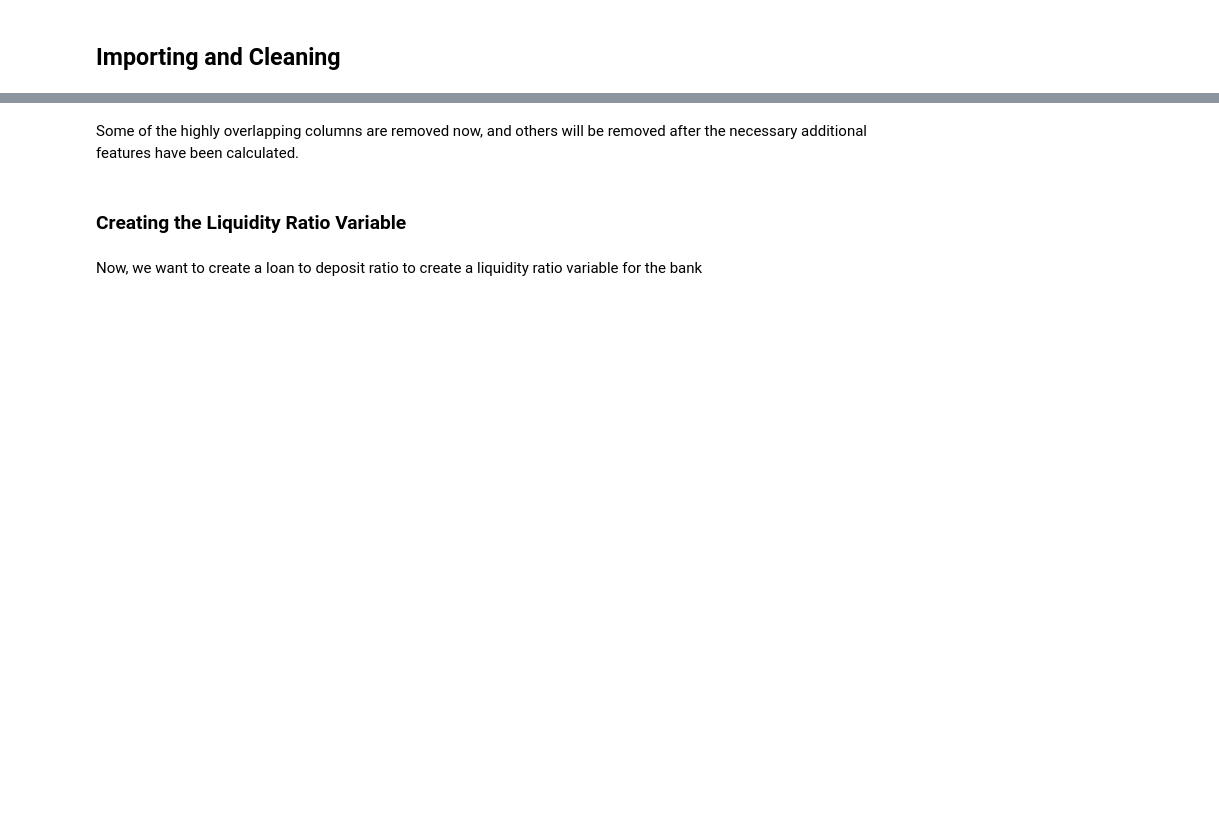
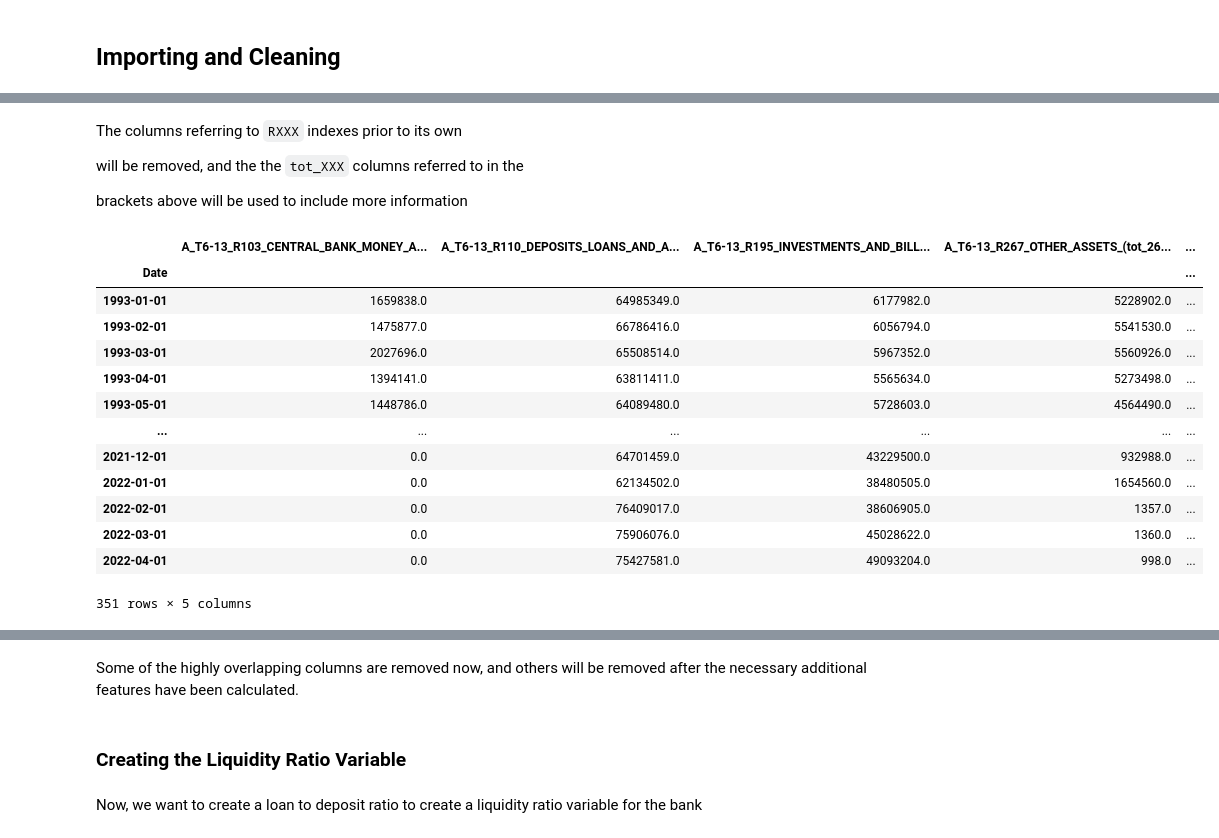
Before and after one commit to Jacques-rs/DS_PROJ, a Jupyter notebook: DS_PROJ_py.ipynb, the cells around one changed output, grey strips where cells are left out. Drawn from its saved outputs; the diff is of its cells as text; code cells hidden in the pictures; blank space fills up the shorter version.

```diff
--- a/DS_PROJ_py.ipynb
+++ b/DS_PROJ_py.ipynb
@@ -130,0 +481,16 @@ absa.head(1)
+# %%
+def liabilities(df):
+    df = df.iloc[:,df.columns.str.startswith(("L_"))]
+    return(df)
+
+def equity(df):
+    df = df.iloc[:,df.columns.str.startswith(("E_"))]
+    return(df)
+
+def assets(df):
+    df = df.iloc[:,df.columns.str.startswith(("A_"))]
+    return(df)
+# %%
+absa_l = liabilities(absa)
+absa_e = equity(absa)
+absa_a = assets(absa)
@@ -130,0 +528,23 @@ absa.head(1)
+# %% [markdown]
+The columns referring to `RXXX` indexes prior to its own
+
+will be removed, and the the `tot_XXX` columns referred to in the
+
+brackets above will be used to include more information
+# %%
+absa_a.iloc[:,absa_a.columns.str.contains("A_T6-13_R[0-9]{3}_[A-Z]{3,}_.*")]
+# %% [output]
+|  | A_T6-13_R103_CENTRAL_BANK_MONEY_A... | A_T6-13_R110_DEPOSITS_LOANS_AND_A... | A_T6-13_R195_INVESTMENTS_AND_BILL... | A_T6-13_R267_OTHER_ASSETS_(tot_26... | ... |
+| Date |  |  |  |  | ... |
+| 1993-01-01 | 1659838.0 | 64985349.0 | 6177982.0 | 5228902.0 | ... |
+| 1993-02-01 | 1475877.0 | 66786416.0 | 6056794.0 | 5541530.0 | ... |
+| 1993-03-01 | 2027696.0 | 65508514.0 | 5967352.0 | 5560926.0 | ... |
+| 1993-04-01 | 1394141.0 | 63811411.0 | 5565634.0 | 5273498.0 | ... |
+| 1993-05-01 | 1448786.0 | 64089480.0 | 5728603.0 | 4564490.0 | ... |
+| ... | ... | ... | ... | ... | ... |
+| 2021-12-01 | 0.0 | 64701459.0 | 43229500.0 | 932988.0 | ... |
+| 2022-01-01 | 0.0 | 62134502.0 | 38480505.0 | 1654560.0 | ... |
+| 2022-02-01 | 0.0 | 76409017.0 | 38606905.0 | 1357.0 | ... |
+| 2022-03-01 | 0.0 | 75906076.0 | 45028622.0 | 1360.0 | ... |
+| 2022-04-01 | 0.0 | 75427581.0 | 49093204.0 | 998.0 | ... |
+351 rows × 5 columns
```
Also changed, not shown: parts of 75 cells of this notebook.
